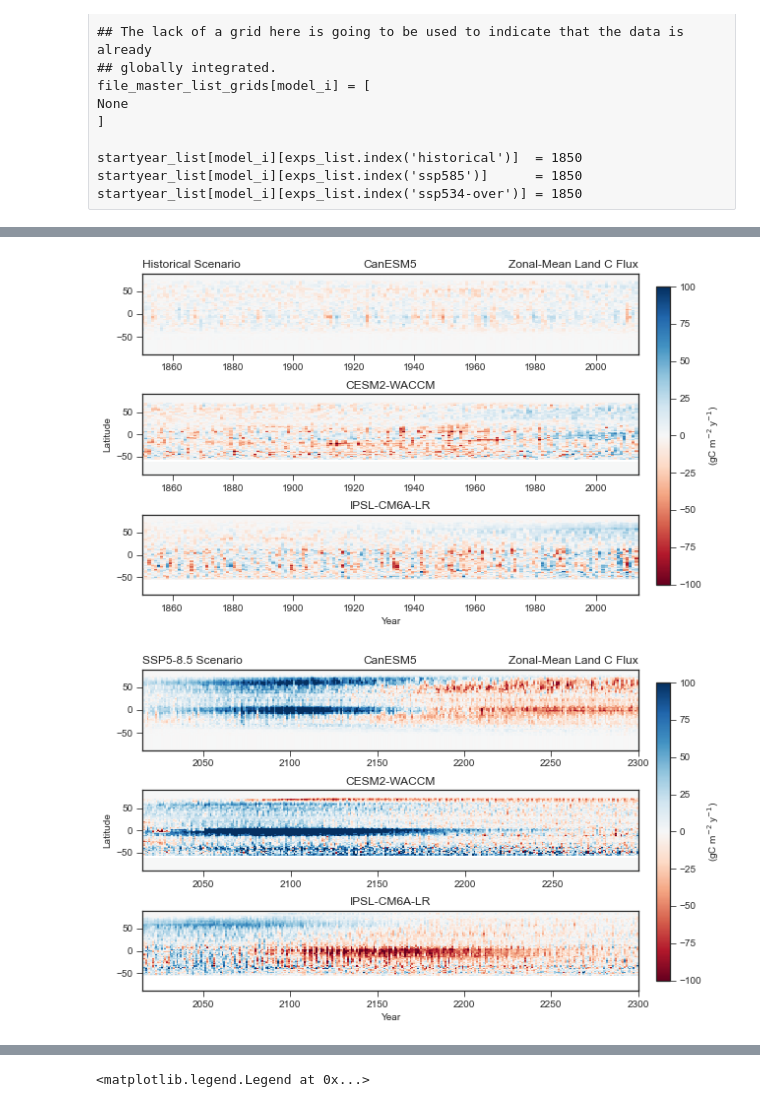
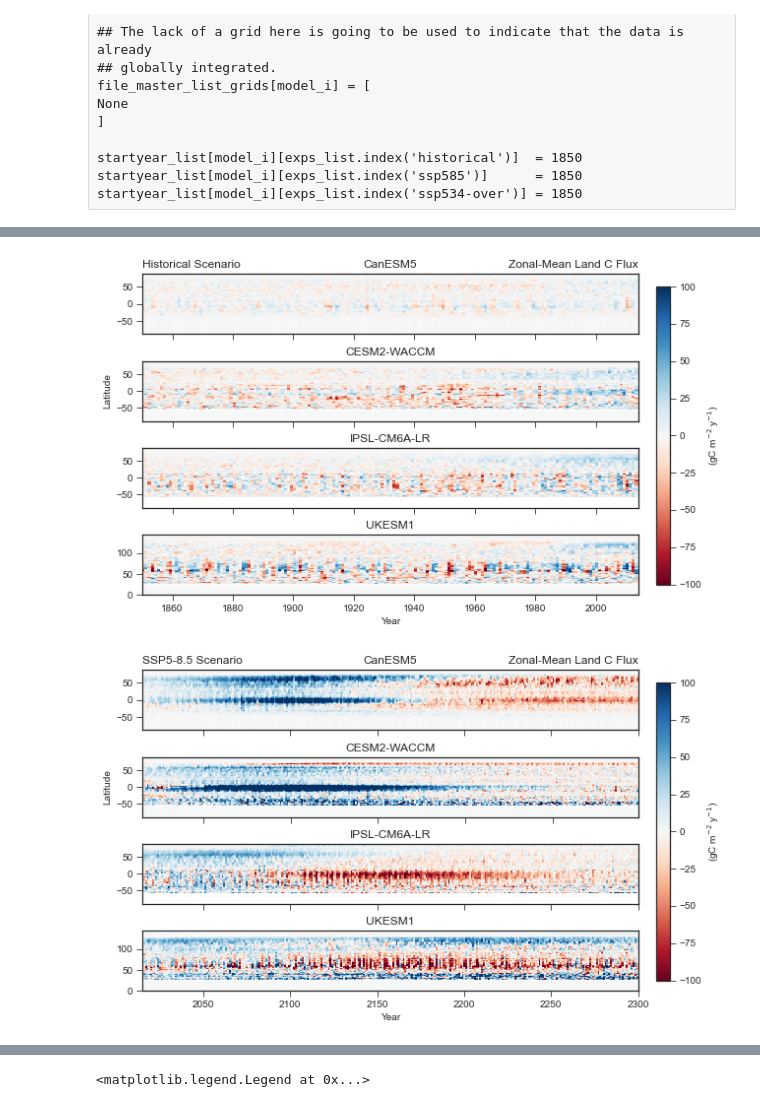
Before and after one commit to ckoven/longterm_carboncycle_three_ssps, a Jupyter notebook: longterm_carboncycle.ipynb, the cells around one changed output, grey strips where cells are left out. Saved outputs shown, nothing was run; the diff lists cells and outputs as text; code cells hidden in the pictures.

Commit message:
added ukesm1

```diff
--- a/longterm_carboncycle.ipynb
+++ b/longterm_carboncycle.ipynb
@@ -584,6 +683,8 @@ for model_i in range(nmodels):
     for exp_i in range(nexps):
         if globally_gridded[model_i]:
             dataset = xr.open_mfdataset(file_master_list_dynamics[model_i][i_var][exp_i])
+            if models_list[model_i] == 'UKESM1':
+                dataset = dataset.rename_dims({'latitude':'lat','longitude':'lon'})
             cSoilvar = dataset['cSoil']
             cSoilvar.data = (np.ma.masked_invalid(cSoilvar.data))
             if models_list[model_i] == 'CESM2-WACCM':
@@ -621,6 +723,8 @@ for model_i in range(nmodels):
     for exp_i in range(nexps):
         if globally_gridded[model_i]:
             dataset = xr.open_mfdataset(file_master_list_dynamics[model_i][i_var][exp_i])
+            if models_list[model_i] == 'UKESM1':
+                dataset = dataset.rename_dims({'latitude':'lat','longitude':'lon'})
             cVegvar = dataset['cVeg']
             cVegvar.data = (np.ma.masked_invalid(cVegvar.data))
             if models_list[model_i] == 'CESM2-WACCM':
@@ -671,3 +776,29 @@ nyear_smooth = 7
 fgco2_trajectories_2exp = fgco2_trajectories_2exp.rolling(time=nyear_smooth).mean()
 nbp_trajectories_2exp = nbp_trajectories_2exp.rolling(time=nyear_smooth).mean()
 tas_trajectories_2exp = tas_trajectories_2exp.rolling(time=nyear_smooth).mean()
+# %%
+ax = plt.subplot(111)
+
+linelist = []
+for model_i in range(nmodels):
+    a1, = ax.plot(years, nbp_trajectories_2exp[model_i,0,:], color=ssp585_color, linestyle=dashlist[model_i])
+    a2, = ax.plot(years, nbp_trajectories_2exp[model_i,1,:], color=ssp534os_color, linestyle=dashlist[model_i])
+    if model_i == 0:
+        linelist.append(a1)
+        linelist.append(a2)
+        emptyline, = ax.plot([2050,2050], [0., 0.], linewidth=0.)
+        linelist.append(emptyline)
+        linelist.append(a1)
+    else:
+        linelist.append(a1)
+
+
+ax.axhline(y=0, dashes=[5,5], color='black', linewidth=1.)
+plt.ylabel('(Pg C / yr)')
+plt.title('Long-term Net Land Sink',loc='left')
+
+ax.spines['right'].set_visible(False)
+ax.spines['top'].set_visible(False)
+
+
+plt.legend(linelist, labels_list, frameon=False)
@@ -861,40 +995,44 @@ for model_i in range(nmodels):
             axs[idx].set_title('Zonal-Mean Land C Flux', loc='right')
         if idx == 1:
             axs[idx].set_ylabel('Latitude')
-        if idx == 2:
+        if idx == n_gridded-1:
             axs[idx].set_xlabel('Year')
+        else:
+            axs[idx].xaxis.set_tick_params(labelbottom=False)
         axs[idx].set_title(models_list[model_i])
-fig.subplots_adjust(hspace=0.5)
+fig.subplots_adjust(hspace=0.45)
 fig.subplots_adjust(right=0.825)
 cbar_ax = fig.add_axes([0.85, 0.15, 0.02, 0.7])
 b = fig.colorbar(c, cax=cbar_ax)
 b.set_label('(gC m$^{-2}$ y$^{-1}$)')
 # %% [output]
-[figure, old version]
+[figure, new version]
 # %%
 ## then SSP5-8.5
 
 fig, axs = plt.subplots(n_gridded)
 idx = -1
 for model_i in range(nmodels):
     if globally_gridded[model_i]:
         idx = idx+1
         c = axs[idx].pcolormesh(np.arange(len(zonal_mean_anual_nbp_list[model_i][1].time))+2015, zonal_mean_anual_nbp_list[model_i][1].lat, zonal_mean_anual_nbp_list[model_i][1].transpose()*86400.*365.*1e3, rasterized=True, vmin=-max_val, vmax=max_val, cmap='RdBu')
         if idx == 0:
             axs[idx].set_title('SSP5-8.5 Scenario', loc='left')
             axs[idx].set_title('Zonal-Mean Land C Flux', loc='right')
         if idx == 1:
             axs[idx].set_ylabel('Latitude')
-        if idx == 2:
+        if idx == n_gridded-1:
             axs[idx].set_xlabel('Year')
+        else:
+            axs[idx].xaxis.set_tick_params(labelbottom=False)
         axs[idx].set_title(models_list[model_i])
-fig.subplots_adjust(hspace=0.5)
+fig.subplots_adjust(hspace=0.45)
 fig.subplots_adjust(right=0.825)
 cbar_ax = fig.add_axes([0.85, 0.15, 0.02, 0.7])
 b = fig.colorbar(c, cax=cbar_ax)
 b.set_label('(gC m$^{-2}$ y$^{-1}$)')
 # %% [output]
-[figure, old version]
+[figure, new version]
 # %%
 ## then SSP5-3.4-OS
 
```
Also changed, not shown: parts of 41 cells of this notebook.
